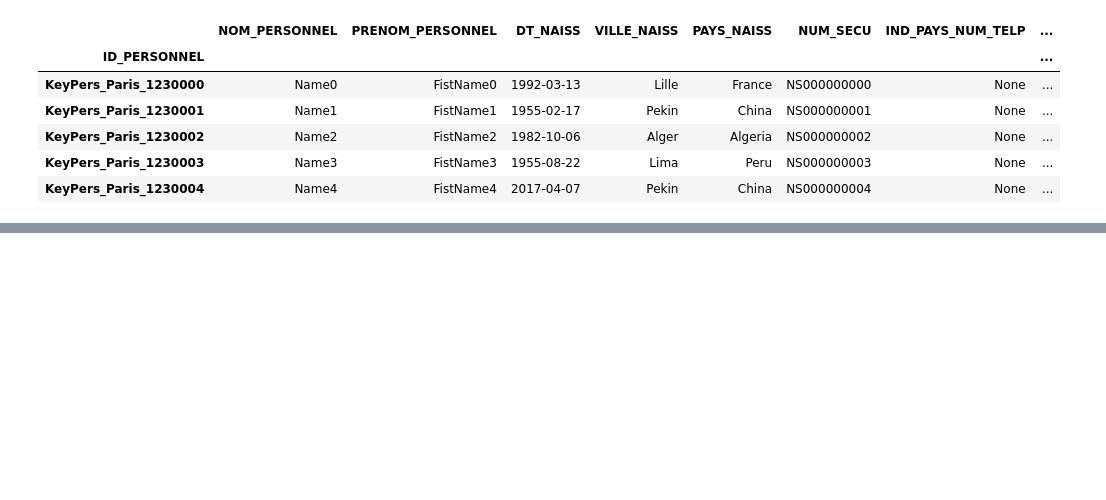
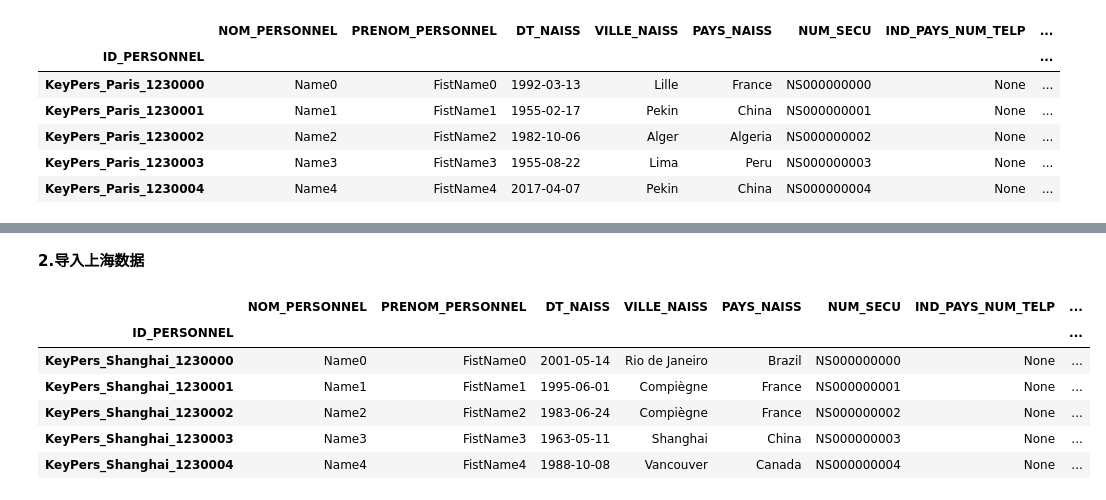
Before and after one commit to lvga1228/NF26_DATAWAREHOUSE, a Jupyter notebook: BDD_BGES/test.ipynb, the cells around one changed output, grey strips where cells are left out. Drawn from its saved outputs; the diff is of its cells as text; code cells hidden in the pictures; blank space fills up the shorter version.

```diff
--- a/BDD_BGES/test.ipynb
+++ b/BDD_BGES/test.ipynb
@@ -28,0 +55,13 @@ psdf_person_paris.head(5)
+# %% [markdown]
+**2.导入上海数据**
+# %%
+psdf_person_shanghai=ps.read_csv('/Users/ordi_de_lvga/Documents/nf26_td/projet/BDD_BGES/BDD_BGES_SHANGHAI/PERSONNEL_SHANGHAI.txt', sep=';',index_col='ID_PERSONNEL')
+psdf_person_shanghai.head(5)
+# %% [output]
+|  | NOM_PERSONNEL | PRENOM_PERSONNEL | DT_NAISS | VILLE_NAISS | PAYS_NAISS | NUM_SECU | IND_PAYS_NUM_TELP | ... |
+| ID_PERSONNEL |  |  |  |  |  |  |  | ... |
+| KeyPers_Shanghai_1230000 | Name0 | FistName0 | 2001-05-14 | Rio de Janeiro | Brazil | NS000000000 | None | ... |
+| KeyPers_Shanghai_1230001 | Name1 | FistName1 | 1995-06-01 | Compiègne | France | NS000000001 | None | ... |
+| KeyPers_Shanghai_1230002 | Name2 | FistName2 | 1983-06-24 | Compiègne | France | NS000000002 | None | ... |
+| KeyPers_Shanghai_1230003 | Name3 | FistName3 | 1963-05-11 | Shanghai | China | NS000000003 | None | ... |
+| KeyPers_Shanghai_1230004 | Name4 | FistName4 | 1988-10-08 | Vancouver | Canada | NS000000004 | None | ... |
```
Also changed, not shown: parts of 24 cells of this notebook.
